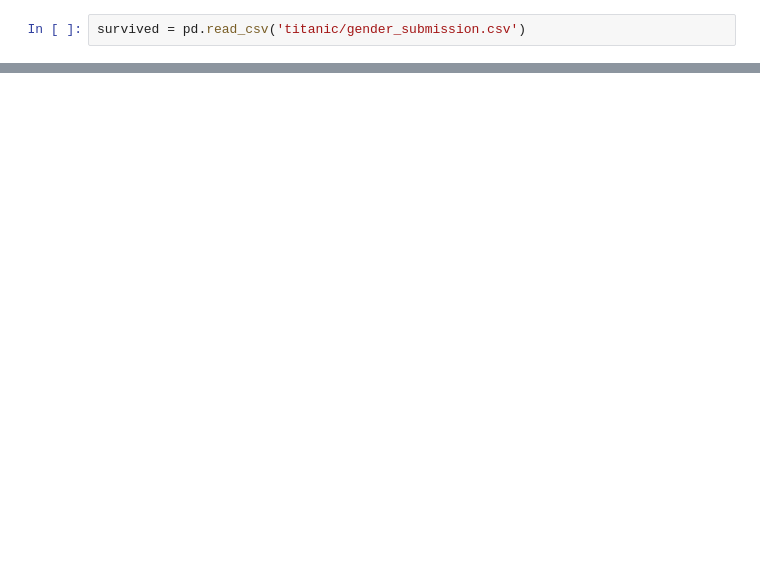
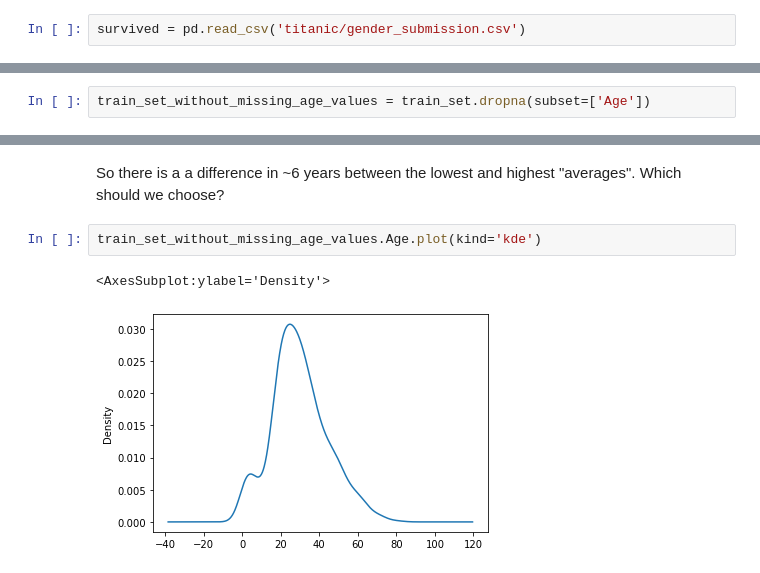
Before and after one commit to kallekleiv/Titanic-Machine-Learning-from-Disaster, a Jupyter notebook: Titanic - Machine Learning from Disaster.ipynb, the cells around one changed output, grey strips where cells are left out. Saved outputs shown, nothing was run; the diff lists cells and outputs as text; blank space fills up the shorter version.

Commit message:
Filling out missing age values

```diff
--- a/Titanic - Machine Learning from Disaster.ipynb
+++ b/Titanic - Machine Learning from Disaster.ipynb
@@ -68,0 +133,2 @@ Embarked: 2
+# %%
+train_set_without_missing_age_values = train_set.dropna(subset=['Age'])
@@ -68,0 +168,7 @@ Embarked: 2
+# %% [markdown]
+So there is a a difference in ~6 years between the lowest and highest "averages". Which should we choose?
+# %%
+train_set_without_missing_age_values.Age.plot(kind='kde')
+# %% [output]
+<AxesSubplot:ylabel='Density'>
+[figure, added]
```
Also changed, not shown: parts of 34 cells of this notebook.
